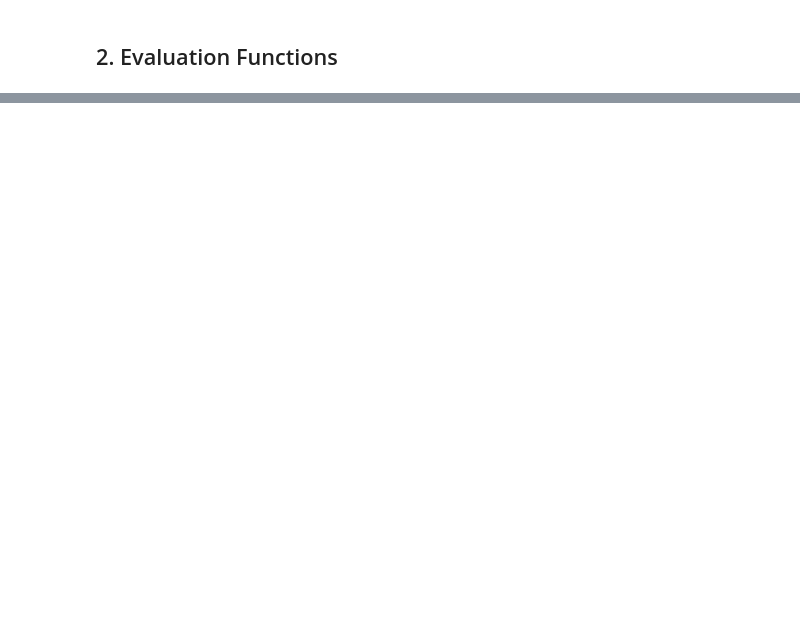
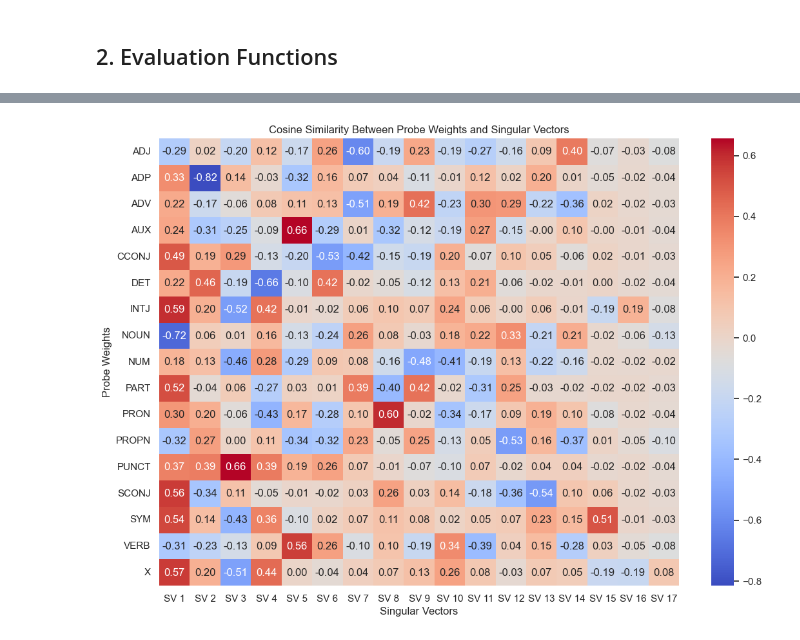
Before and after one commit to matthieu-perso/mechanistic_decomposition_sentences, a Jupyter notebook: 1_probes.ipynb, the cells around one changed output, grey strips where cells are left out. Saved outputs shown, nothing was run; the diff lists cells and outputs as text; code cells hidden in the pictures; blank space fills up the shorter version.

Commit message:
Update dictionary learning and probe training script

```diff
--- a/1_probes.ipynb
+++ b/1_probes.ipynb
@@ -303,0 +457,17 @@ plot_seaborn_bar('DEP')
+# %%
+## Cosine similarity heatmap
+
+from sklearn.metrics.pairwise import cosine_similarity
+import seaborn as sns
+import matplotlib.pyplot as plt
+
+cos_sim = cosine_similarity(weights_matrix, VT[:17, :])
+
+plt.figure(figsize=(13, 9))
+sns.heatmap(cos_sim, annot=True, fmt=".2f", cmap="coolwarm", xticklabels=[f"SV {i+1}" for i in range(17)], yticklabels=le_pos.classes_)
+plt.title("Cosine Similarity Between Probe Weights and Singular Vectors")
+plt.xlabel("Singular Vectors")
+plt.ylabel("Probe Weights")
+plt.show()
+# %% [output]
+[figure, added]
```
Also changed, not shown: parts of 6 cells of this notebook, 2 other files.
